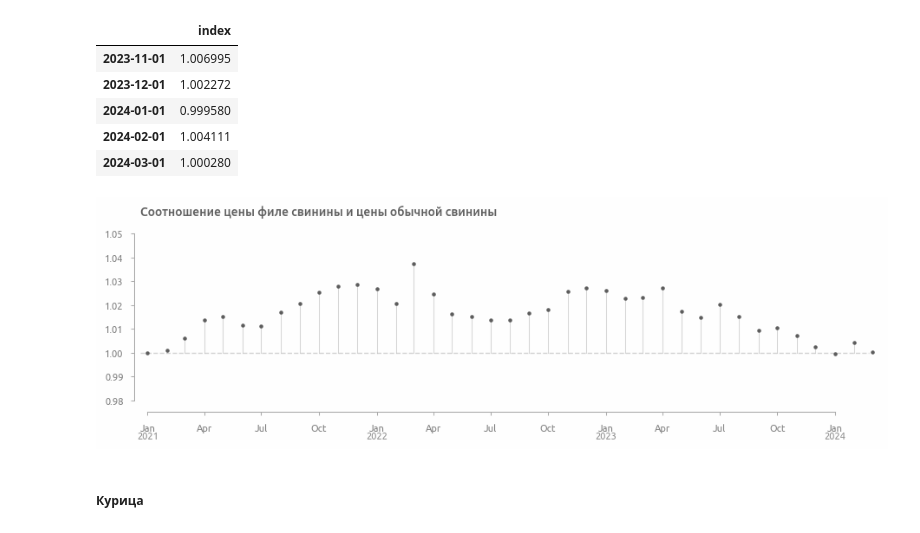
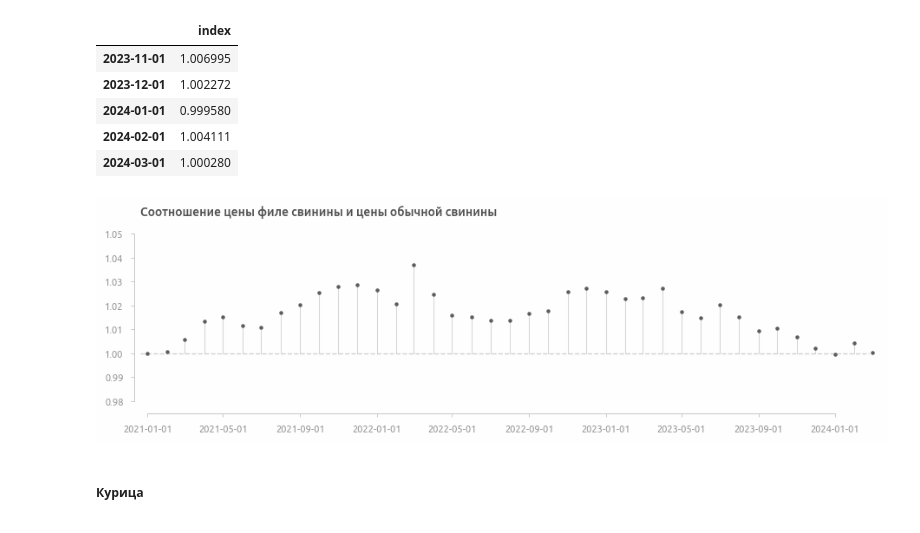
Before and after one commit to a-chasovsky/economics-rus, a Jupyter notebook: notebooks/visualization/consumer-prices-2021-2023.ipynb, the cells around one changed output. Saved outputs shown, nothing was run; the diff lists cells and outputs as text; code cells hidden in the pictures.

```diff
--- a/notebooks/visualization/consumer-prices-2021-2023.ipynb
+++ b/notebooks/visualization/consumer-prices-2021-2023.ipynb
@@ -644,23 +643,22 @@ pig_price.tail()
 # %%
 fig = plt.figure(figsize=(11, 2.5))
 plt.scatter(x=pig_price.index, y=pig_price['index'], s=5, zorder=50)
 for idx in pig_price.index:
     plt.plot(
         [idx, idx], [1, pig_price.loc[idx, 'index']],
         color=alpha_color(palette[0], 0.25), lw=0.75, zorder=1
     )
 plt.axhline(
     1, 0, 0.985, lw=1, ls='--', color=palette[-2], alpha=0.75, zorder=10
 )
 plt.ylim(0.98, 1.05)
 plt.title('Соотношение цены филе свинины и цены обычной свинины')
 plt.grid(False)
 
 axis_rstyle(margin=0.01, offset_bottom=10)
-axis_new_year(year_axis_pad=-0.16, language='rus')
 set_location()
 # %% [output]
-[figure, old version]
+[figure, new version]
 # %% [markdown]
 ##### Курица
 # %%
```
Also changed, not shown: parts of 9 cells of this notebook, 17 other files.
